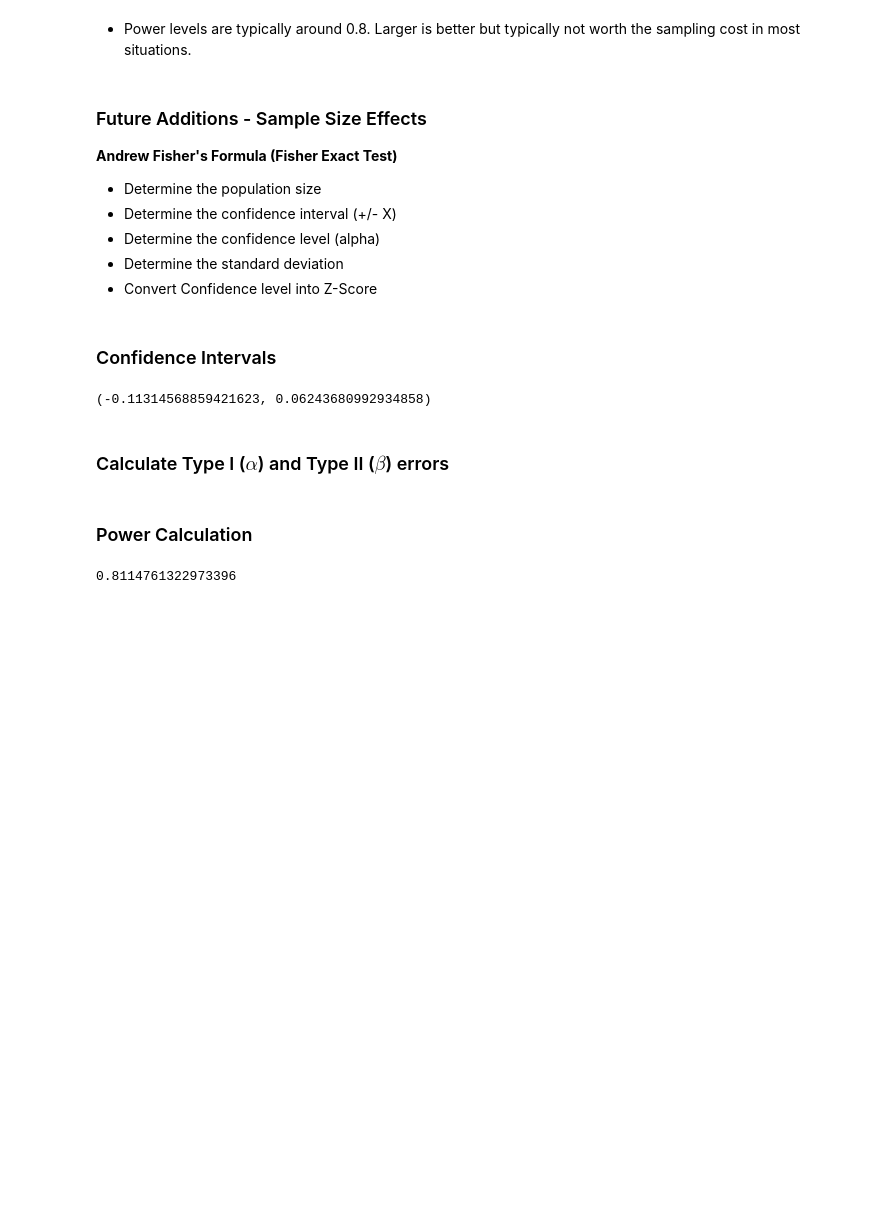
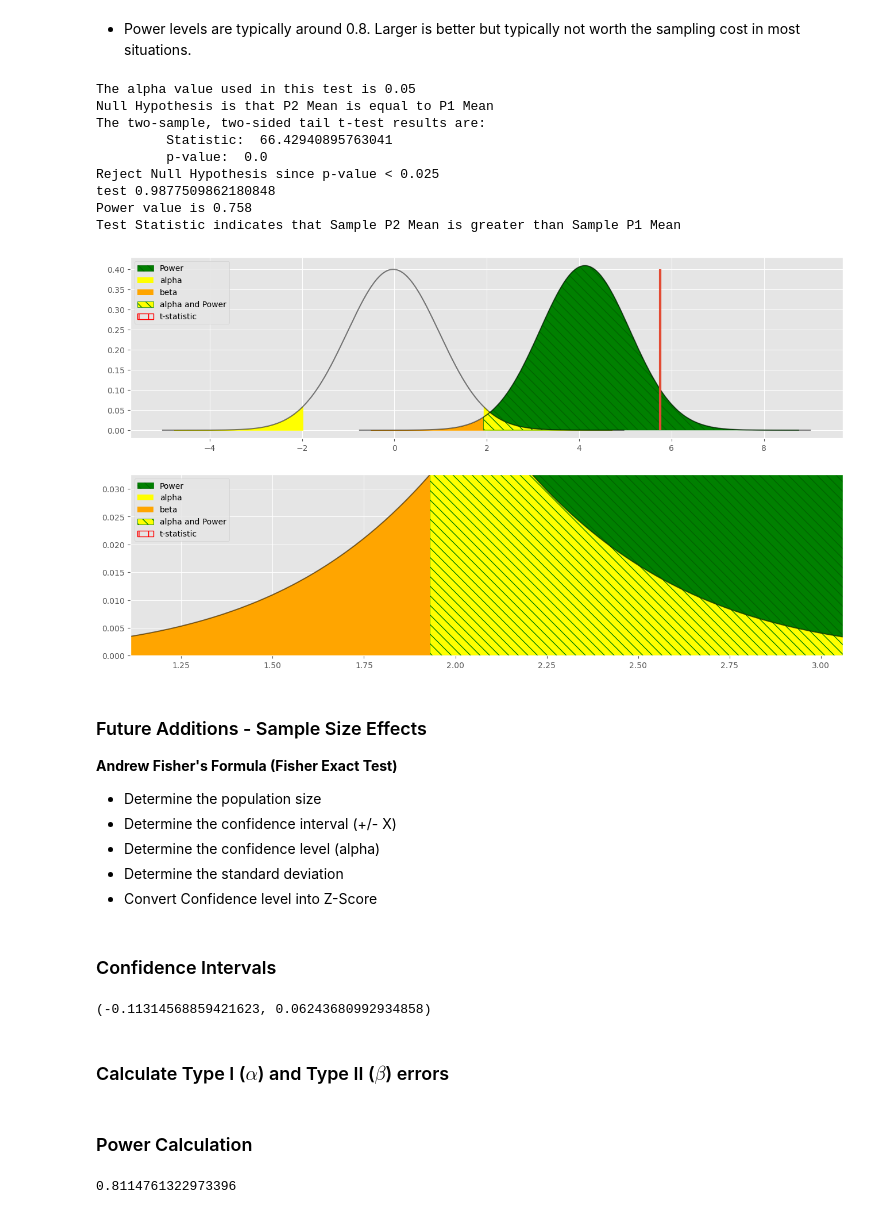
Before and after one commit to ejw-data/stats, a Jupyter notebook: hypothesis_testing/06_evaluation_of_errors.ipynb, the cells around one changed output. Saved outputs shown, nothing was run; the diff lists cells and outputs as text; code cells hidden in the pictures; blank space fills up the shorter version.

Commit message:
fixed power calculation

```diff
--- a/hypothesis_testing/06_evaluation_of_errors.ipynb
+++ b/hypothesis_testing/06_evaluation_of_errors.ipynb
@@ -80,6 +80,7 @@ def t_test(p1, p2, test='two-sample', alternative='two-sided', equal_var=True, a
     :param equal_var: samples have equal variance: True or False
     :param alpha: acceptable critical threshold value: must be value within 0 < alpha < 1.0
     :param dof: for future use, used in calculating a t-distribution (probably not needed)
+    :param save: used to specify the prefix used when saving .png files
     :return: display distributions and t-test results
     """
 
@@ -164,7 +165,7 @@ def t_test(p1, p2, test='two-sample', alternative='two-sided', equal_var=True, a
 
     # beta is orange area
     pl_h1=np.arange(iq_h1.ppf(left_tail_reach),iq_ho.ppf(1-eval_alpha),x_granularity)
-    beta = iq_ho.pdf(1-eval_alpha)
+    beta = iq_h1.cdf(iq_ho.ppf(1-eval_alpha))
     print(f"Power value is {1-beta:0.3f}")
 
     # alpha and power area - yellow with green lines area
@@ -214,6 +215,4 @@ def t_test(p1, p2, test='two-sample', alternative='two-sided', equal_var=True, a
             plt.ylim(0, max(iq_h1.pdf(pl_h1)) )
 
         if save:
-            fig.savefig(f'./images/{save}_{datetime.today().strftime("%Y_%m_%d")}_{random.randint(10, 99)}')
-
-t_test(rand_data, rand_data_alt)
+            fig.savefig(f'../images/{save}_{datetime.today().strftime("%Y_%m_%d")}_{random.randint(10, 99)}.png')
@@ -249,6 +253,21 @@ Test Statistic indicates that Sample P2 Mean is greater than Sample P1 Mean
 [figure]
 # %% [markdown]
 * Power levels are typically around 0.8.  Larger is better but typically not worth the sampling cost in most situations.
+# %%
+# easier to read chart for explanation purposes
+# test case
+t_test(rand_data, rand_data_alt+4)
+# %% [output]
+The alpha value used in this test is 0.05
+Null Hypothesis is that P2 Mean is equal to P1 Mean
+The two-sample, two-sided tail t-test results are:
+         Statistic:  66.42940895763041
+         p-value:  0.0
+Reject Null Hypothesis since p-value < 0.025
+test 0.9877509862180848
+Power value is 0.758
+Test Statistic indicates that Sample P2 Mean is greater than Sample P1 Mean
+[figure, added]
 # %% [markdown]
 ### Future Additions - Sample Size Effects
 **Andrew Fisher's Formula (Fisher Exact Test)**
```
Also changed, not shown: parts of 3 cells of this notebook.
